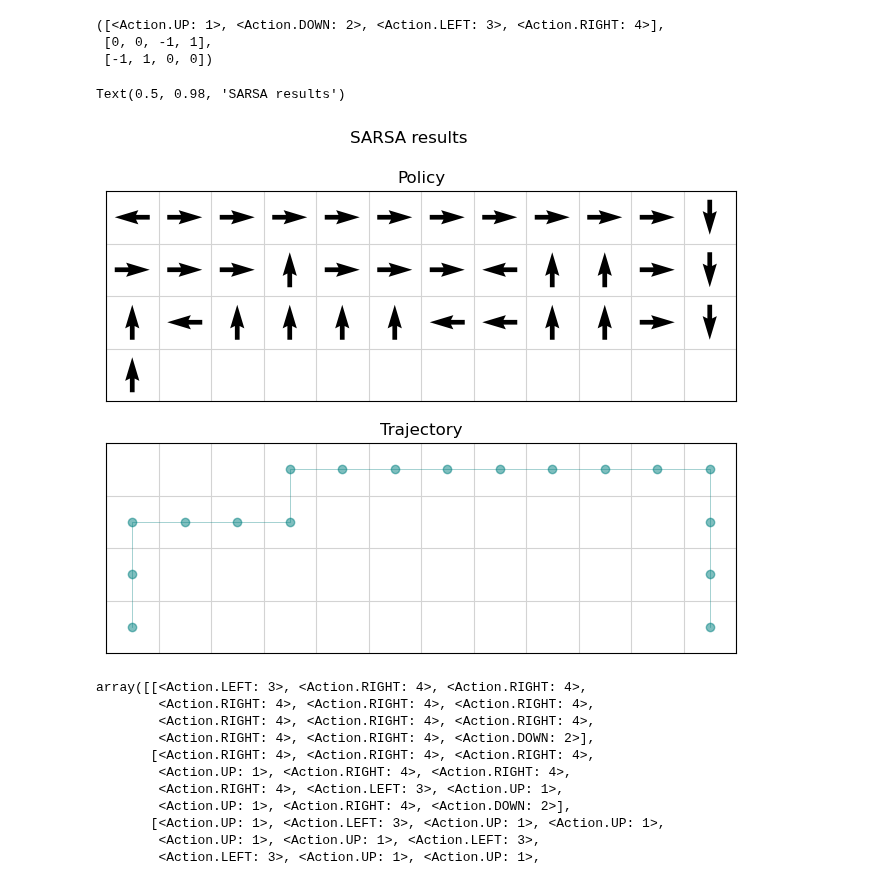
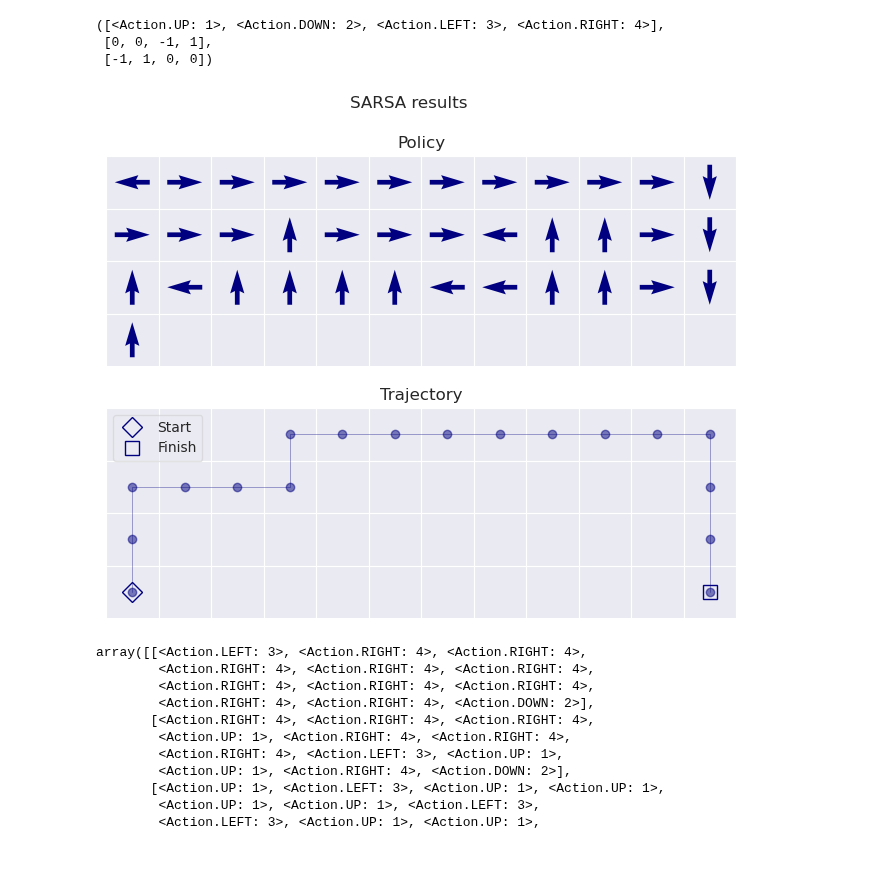
Before and after one commit to the-mysh/rl-coursework, a Jupyter notebook: tasks/cliff_problem/Cliff_problem.ipynb, the cells around one changed output. Saved outputs shown, nothing was run; the diff lists cells and outputs as text; code cells hidden in the pictures.

Commit message:
[Cliff problem] Plot styling

```diff
--- a/tasks/cliff_problem/Cliff_problem.ipynb
+++ b/tasks/cliff_problem/Cliff_problem.ipynb
@@ -151,43 +151,47 @@ sarsa.actions, x_components, y_components
 # %%
 policy_idx = np.argmax(sarsa.q_values, axis=-1)
 
 terminal = ~np.any(sarsa.q_values, axis=-1)
 
 
 u = np.array(x_components).astype(float)[policy_idx]
 v = np.array(y_components).astype(float)[policy_idx]
 v = -v  # y-axis is inverted; going up in numbers is going down in the image
 
 
 u[terminal] = np.nan
 v[terminal] = np.nan
 
+with plt.style.context('seaborn-v0_8-darkgrid'):
+    fig, axes = plt.subplots(2, 1, sharex='all', sharey='all', figsize=(10, 6))
 
-fig, axes = plt.subplots(2, 1, sharex='all', sharey='all', figsize=(10, 6))
+    for ax in axes:
+        ax.yaxis.set_inverted(True)
+        ax.set_aspect('equal')
+        ax.set_xticks(np.arange(policy_idx.shape[1]+1)-0.5)
+        ax.set_yticks(np.arange(policy_idx.shape[0])-0.5)
+        ax.set_xticklabels([])
+        ax.set_yticklabels([])
+        ax.set_xlim(-0.5, policy_idx.shape[1]-0.5)
+        ax.set_ylim(policy_idx.shape[0]-0.5, -0.5)
+        ax.tick_params(axis='both', which='major', length=0)
 
+    axes[0].quiver(u, v, pivot='mid', color='navy')
+    axes[0].set_title("Policy")
 
-for ax in axes:
-    ax.yaxis.set_inverted(True)
-    ax.set_aspect('equal')
-    ax.grid(color='lightgrey')
-    ax.set_xticks(np.arange(policy_idx.shape[1]+1)-0.5)
-    ax.set_yticks(np.arange(policy_idx.shape[0])-0.5)
-    ax.set_xticklabels([])
-    ax.set_yticklabels([])
-    ax.set_xlim(-0.5, policy_idx.shape[1]-0.5)
-    ax.set_ylim(policy_idx.shape[0]-0.5, -0.5)
-    ax.tick_params(axis='both', which='major', length=0)
+    c = 'navy'
+    axes[1].plot(x_coords, y_coords, marker='o', lw=0.5, color=c, alpha=0.5)
 
-axes[0].quiver(u, v, pivot='mid')
-axes[0].set_title("Policy")
+    mkw = dict(lw=0, markerfacecolor='none', markeredgecolor=c, markersize=10, zorder=0)
+    axes[1].plot([x_coords[0]], [y_coords[0]], marker='D', **mkw, label="Start")
+    axes[1].plot([x_coords[-1]], [y_coords[-1]], marker='s', **mkw, label="Finish")
+    axes[1].legend(frameon=True, framealpha=0.5, fancybox=True)
 
-axes[1].plot(x_coords, y_coords, marker='o', lw=0.5, color='teal', alpha=0.5)
-axes[1].set_title("Trajectory")
+    axes[1].set_title("Trajectory")
 
-fig.suptitle("SARSA results")
+    fig.suptitle("SARSA results")
 # %% [output]
-Text(0.5, 0.98, 'SARSA results')
-[figure, old version]
+[figure, new version]
 # %%
 policy_actions = np.array(sarsa.actions)[policy_idx]
 policy_actions[terminal] = ""
```
